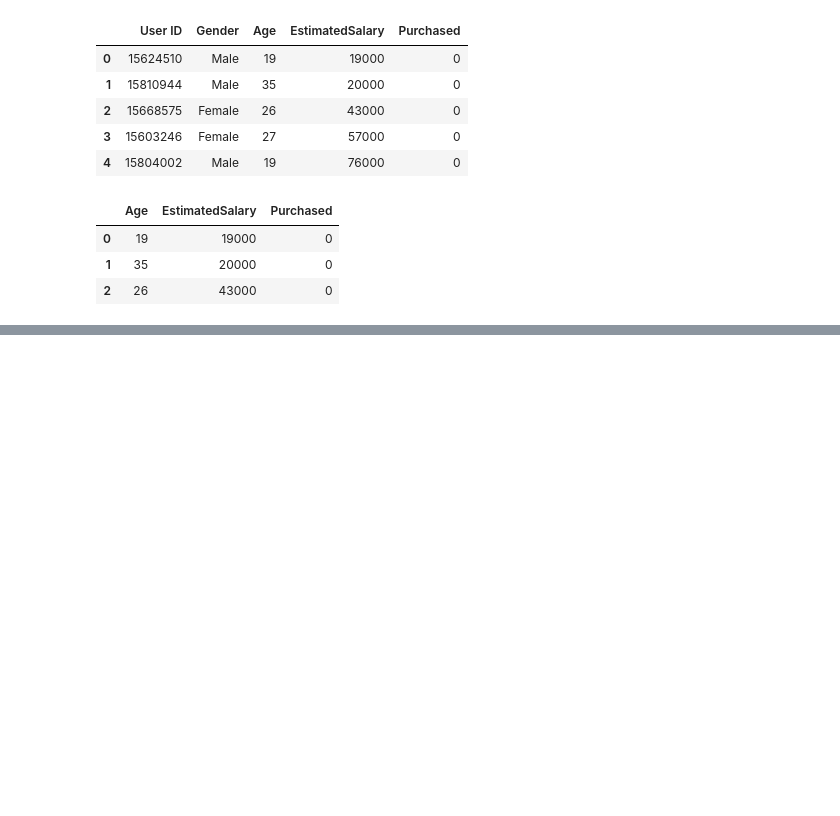
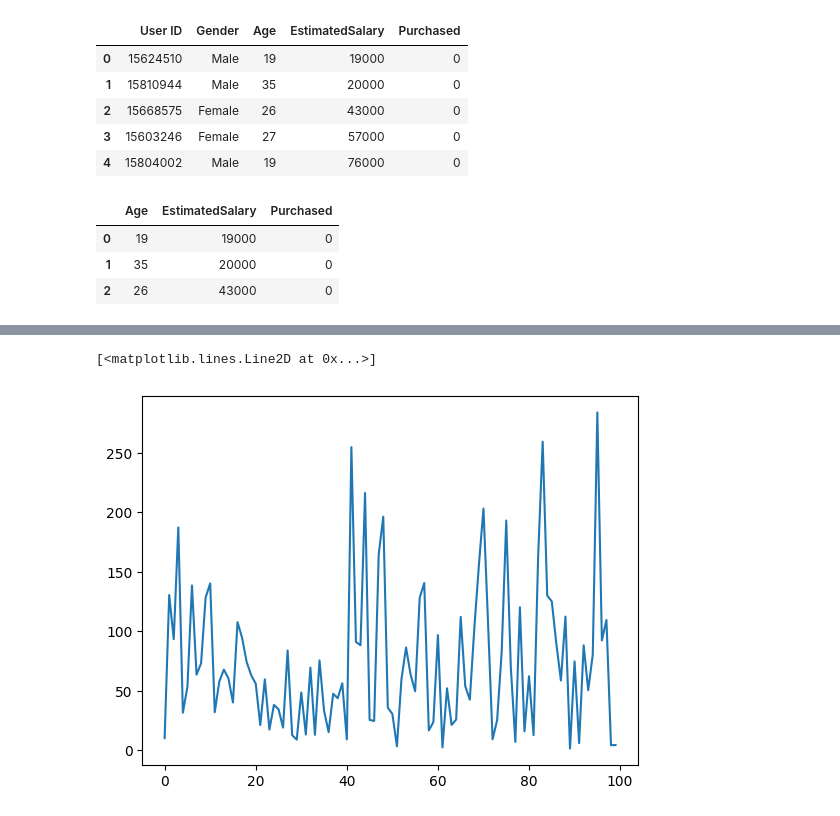
Before and after one commit to ajaykumar080286/DeepLearning, a Jupyter notebook: feature_scaling.ipynb, the cells around one changed output, grey strips where cells are left out. Drawn from its saved outputs; the diff is of its cells as text; code cells hidden in the pictures; blank space fills up the shorter version.

```diff
--- a/feature_scaling.ipynb
+++ b/feature_scaling.ipynb
@@ -34,3 +34,10 @@ df.head(3)
 # %%
 X=df.iloc[:,0:2]
 y=df.iloc[:,-1]
+# %%
+X_train,X_test, y_train, y_test=train_test_split(X,y,test_size=0.2,random_state=2)
+# %%
+model=Sequential()
+
+model.add(Dense(128, activation='relu', input_dim=2))
+model.add(Dense(1, activation='sigmoid'))
@@ -36,0 +58,4 @@ y=df.iloc[:,-1]
+# %%
+model.compile(optimizer='adam', loss="binary_crossentropy", metrics=['accuracy'])
+# %%
+history=model.fit(X_train, y_train, validation_data=(X_test, y_test), epochs=100)
@@ -36,0 +82,5 @@ y=df.iloc[:,-1]
+# %%
+plt.plot(history.history['val_loss'])
+# %% [output]
+[<matplotlib.lines.Line2D at 0x...>]
+[figure, added]
```
Also changed, not shown: parts of 3 cells of this notebook.
